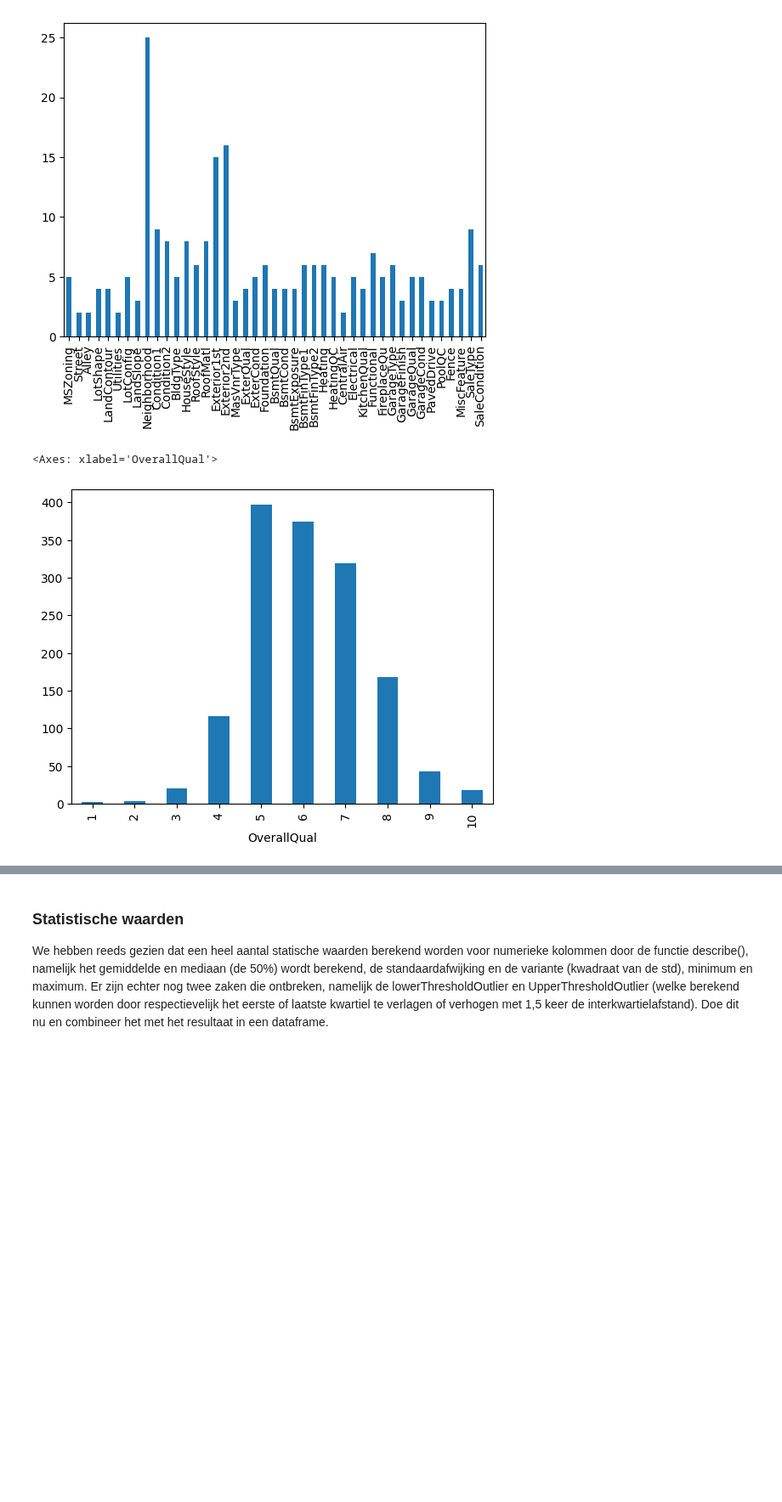
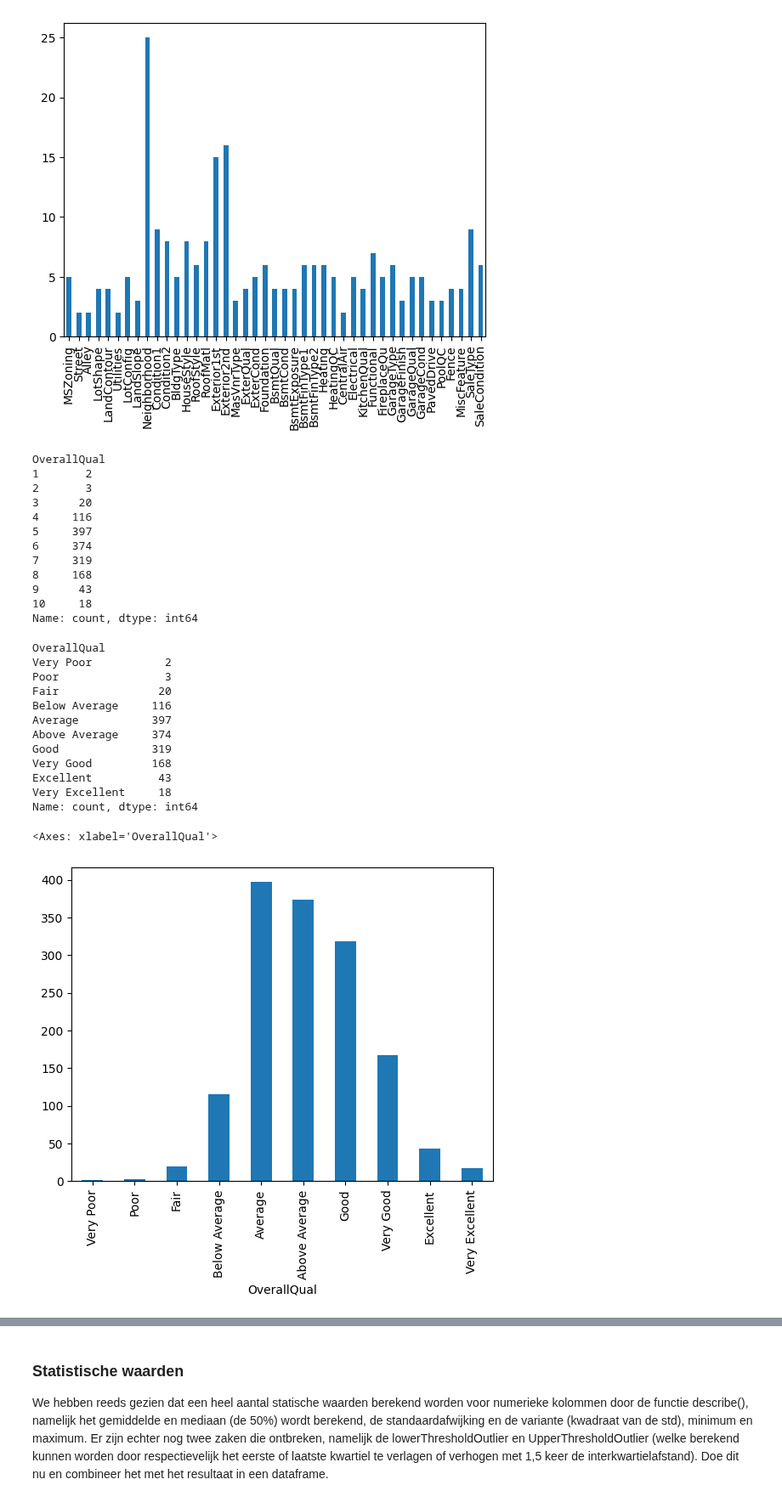
Before and after one commit to Data-Science-2425/Leerstof, a Jupyter notebook: Week 3/03_DataExploration.ipynb, the cells around one changed output, grey strips where cells are left out. Shown at 85% size. Drawn from its saved outputs; the diff is of its cells as text; code cells hidden in the pictures; blank space fills up the shorter version.

```diff
--- a/Week 3/03_DataExploration.ipynb
+++ b/Week 3/03_DataExploration.ipynb
@@ -143,22 +143,49 @@ categorieke_data.nunique().plot.bar()
 # %%
 counts = discrete_data.OverallQual.value_counts().sort_index() # sorteer index zodat er niet gesorteerd wordt om de grootste value_counts eerst te zetten
 dict_valuecounts = {
-       "10": "Very Excellent",
-       "9":	"Excellent",
-       "8":	"Very Good",
-       "7":	"Good",
-       "6":	"Above Average",
-       "5":	"Average",
-       "4":	"Below Average",
-       "3":	"Fair",
-       "2":	"Poor",
-       "1":	"Very Poor",
+       10: "Very Excellent",
+       9:	"Excellent",
+       8:	"Very Good",
+       7:	"Good",
+       6:	"Above Average",
+       5:	"Average",
+       4:	"Below Average",
+       3:	"Fair",
+       2:	"Poor",
+       1:	"Very Poor",
 }
+display(counts)
+counts.rename(index=dict_valuecounts, inplace=True)
+display(counts)
 
 counts.plot.bar()
 # %% [output]
-<Axes: xlabel='OverallQual'>
+OverallQual
+1       2
+2       3
+3      20
+4     116
+5     397
+6     374
+7     319
+8     168
+9      43
+10     18
+Name: count, dtype: int64
+OverallQual
+Very Poor           2
+Poor                3
+Fair               20
+Below Average     116
+Average           397
+Above Average     374
+Good              319
+Very Good         168
+Excellent          43
+Very Excellent     18
+Name: count, dtype: int64
+<Axes: xlabel='OverallQual'>
-[figure, old version]
+[figure, new version]
 # %% [markdown]
 Oefening: Maak door gebruik te maken van explode en labels en startangle argumenten de volgende figuur waarin de verdeling van de "OverallQual" kolom getoond wordt, zo goed als mogelijk na met behulp van matplotlib.
 Merk op dat deze kolom numerieke waarden (0 tot en met 10) bevat en dus niet in de categorieke data zit. De labels kunnen echter omgezet worden op basis van de waarden uit het txt-bestand. Meer informatie over het op te bouwen van een pie chart vind je [hier](https://matplotlib.org/stable/api/_as_gen/matplotlib.pyplot.pie.html) en de standaard kleurcombinaties vind je [hier](https://matplotlib.org/stable/tutorials/colors/colormaps.html)
```
